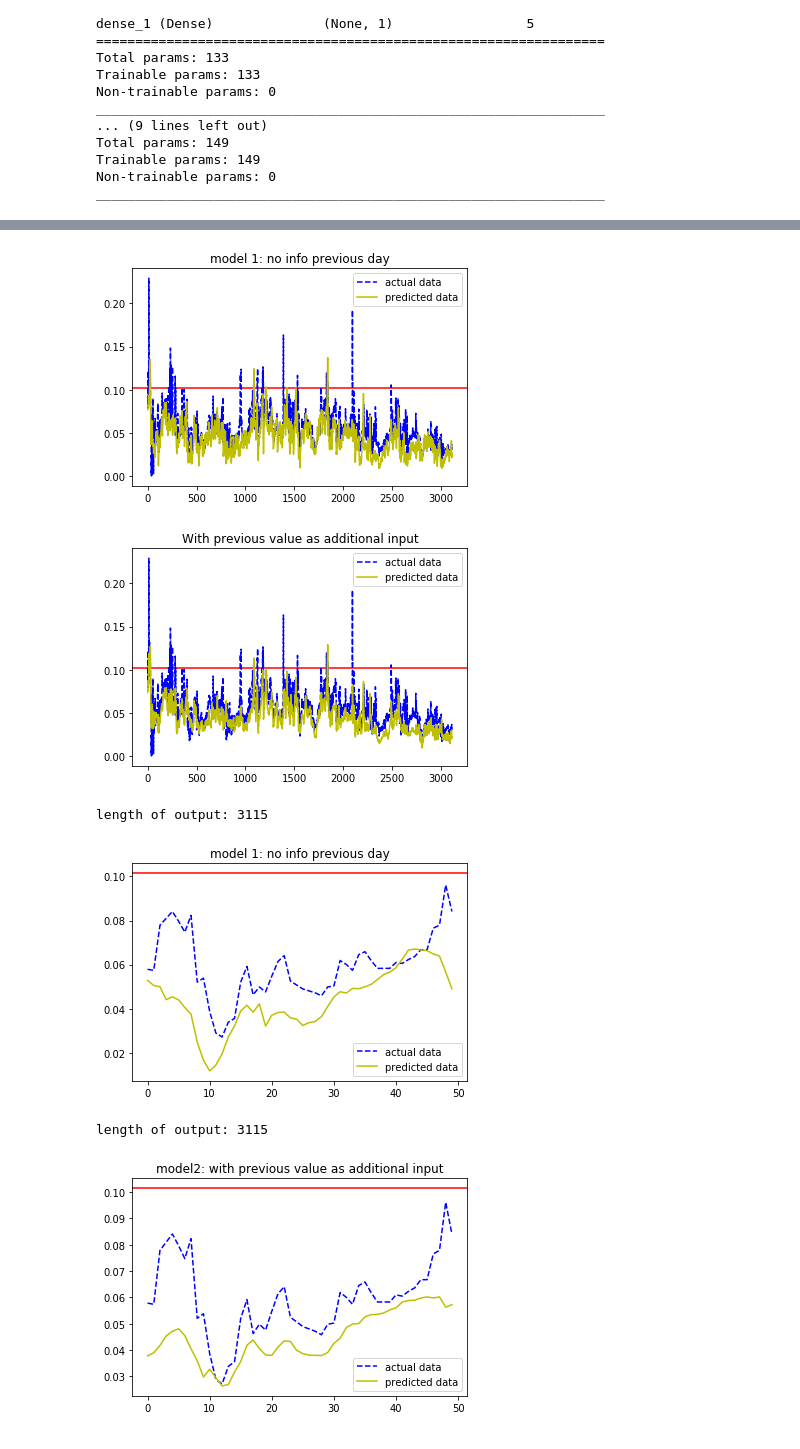
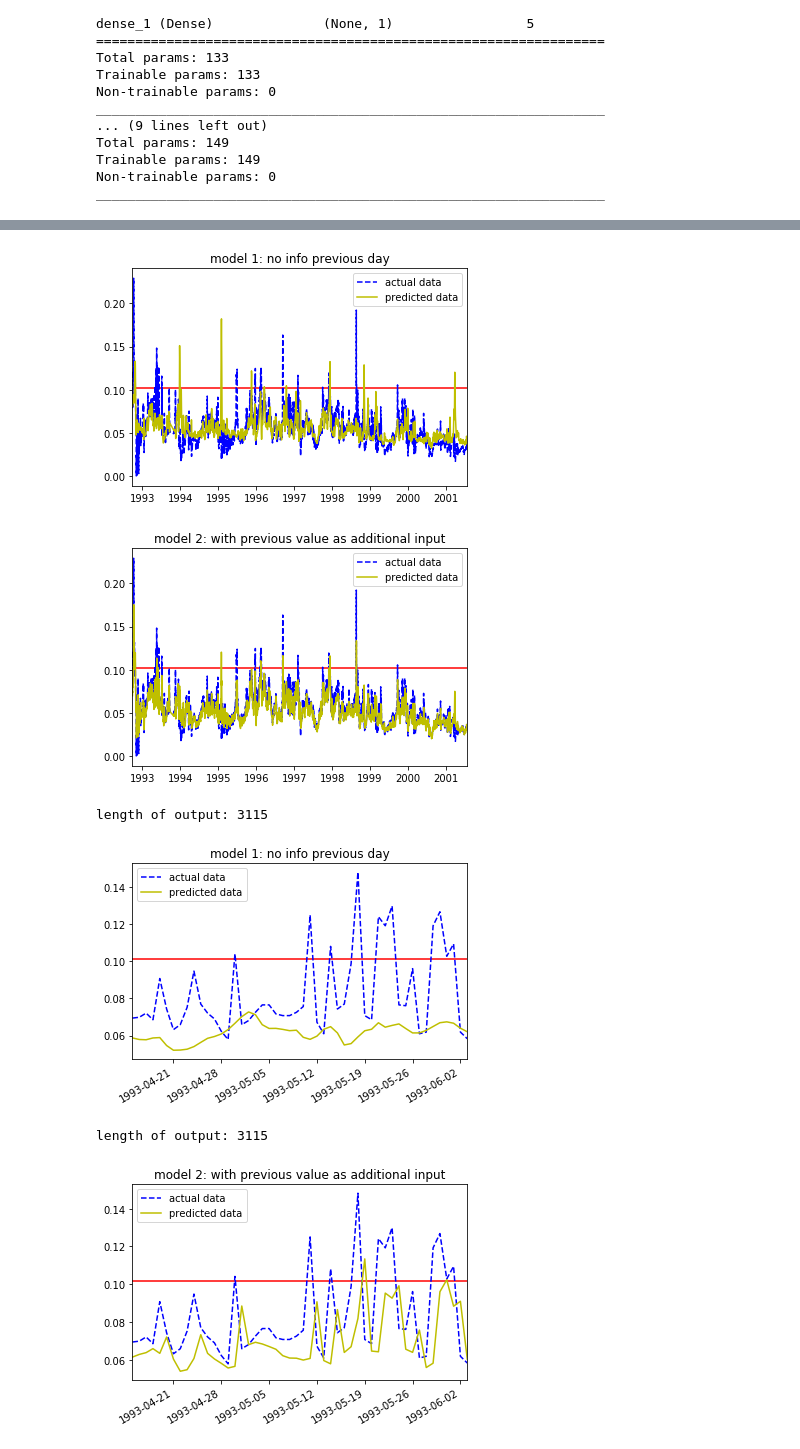
Before and after one commit to openearth/notebooks, a Jupyter notebook: DeepLearning/Zout_test.ipynb, the cells around one changed output, grey strips where cells are left out. Saved outputs shown, nothing was run; the diff lists cells and outputs as text; code cells hidden in the pictures.

```diff
--- a/DeepLearning/Zout_test.ipynb
+++ b/DeepLearning/Zout_test.ipynb
@@ -152,8 +152,6 @@ detected 97 gaps
 # %%
-#there is no long continues part, so just delete the incomplete data
-input_full = input_scaled[np.append(single_day_diff,np.array([False]))]
-input2_full = input2_scaled[np.append(single_day_diff,np.array([False]))]
-output_full = output_scaled[np.insert(single_day_diff,0,False)]
+input_full , output_full, datetimes_input= delete_gaps(datetime_raw, timedelta(days=1), input_scaled, output_scaled)
+input2_full , trash , trash2 = delete_gaps(datetime_raw, timedelta(days=1), input2_scaled, output_scaled)
 print("final input shape:", np.shape(input_full))
 print("final output shape:", np.shape(output_full))
 print("final input 2 shape:", np.shape(input2_full))
@@ -163,16 +163,18 @@ final output shape: (9347, 1)
 final input 2 shape: (9347, 4)
 # %%
 #just split the data in three equal parts for training, test and validation
-size = int(len(input_full) / 3)
-input_train = input_full[:size,:]
-input_test = input_full[size:2*size,:]
-input_validate = input_full[2*size:,:]
-output_train = output_full[:size,:]
-output_test = output_full[size:2*size,:]
-output_validate = output_full[2*size:,:]
-input2_train = input2_full[:size,:]
-input2_test = input2_full[size:2*size,:]
-input2_validate = input2_full[2*size:,:]
+def split_data(data):
+    '''returns (train_data, test_data, validate_data)'''
+    size = int(len(data) / 3)
+    train_data = data[:size]
+    test_data = data[size:2*size]
+    validate_data = data[2*size:]
+    return (train_data, test_data, validate_data)
+
+input_train , input_test, input_validate = split_data(input_full)
+output_train, output_test, output_validate = split_data(output_full)
+input2_train, input2_test, input2_validate = split_data(input2_full)
+datetimes_train, datetimes_test, datetimes_validate = split_data(datetimes_input)
 # %%
 keras.callbacks.TensorBoard(
     log_dir='./logs',
@@ -223,5 +225,5 @@ Trainable params: 149
 Non-trainable params: 0
 _________________________________________________________________
 # %%
-history = model.fit(input_train[:,np.newaxis,:], output_train, epochs=2, batch_size=1, verbose=2)
+history = model.fit(input_train[:,np.newaxis,:], output_train, epochs=5, batch_size=1, verbose=2)
 # %% [output]
@@ -232,3 +240,3 @@ Epoch 2/2
 # %%
-history2 = model2.fit(input2_train[:,np.newaxis,:], output_train, epochs=2, batch_size=1, verbose=2)
+history2 = model2.fit(input2_train[:,np.newaxis,:], output_train, epochs=5, batch_size=1, verbose=2)
 # %% [output]
@@ -241,47 +255,52 @@ output_model = model.predict(input_test[:,np.newaxis,:])
 output_model2 = model2.predict(input2_test[:,np.newaxis,:])
 # %%
 plt.axhline(y=yline,color='red')
-plt.plot(output_test,'b--',label='actual data')
-plt.plot(output_model, 'y',label='predicted data')
+plt.plot(datetimes_test, output_test,'b--',label='actual data')
+plt.plot(datetimes_test, output_model, 'y',label='predicted data')
 plt.title("model 1: no info previous day")
+plt.xlim(datetimes_test[0], datetimes_test[-1])
 plt.legend();
 # %% [output]
-[figure, old version]
+[figure, new version]
 # %%
 plt.axhline(y=yline,color='red')
-plt.plot(output_test,'b--',label='actual data')
-plt.plot(output_model2, 'y',label='predicted data')
-plt.title("With previous value as additional input")
+plt.plot(datetimes_test, output_test,'b--',label='actual data')
+plt.plot(datetimes_test, output_model2, 'y',label='predicted data')
+plt.xlim(datetimes_test[0], datetimes_test[-1])
 plt.title("model 2: with previous value as additional input")
 plt.legend();
 # %% [output]
-[figure, old version]
+[figure, new version]
 # %%
 print("length of output:",len(output_model))
 
 #kleiner stuk data helpt voor zichtbaarheid, verander selection om andere data the bekijken
-selection = np.s_[100:150]
+selection = np.s_[200:250]
 plt.axhline(y=yline,color='red')
-plt.plot(output_test[selection],'b--',label='actual data')
-plt.plot(output_model[selection], 'y',label='predicted data')
+plt.plot(datetimes_test[selection], output_test[selection],'b--',label='actual data')
+plt.plot(datetimes_test[selection], output_model[selection], 'y',label='predicted data')
+plt.xlim((datetimes_test[selection])[0], (datetimes_test[selection])[-1])
+plt.gcf().autofmt_xdate()
 plt.title("model 1: no info previous day")
 plt.legend();
 # %% [output]
 length of output: 3115
-[figure, old version]
+[figure, new version]
 # %%
 print("length of output:",len(output_model))
 
 #kleiner stuk data helpt voor zichtbaarheid, verander selection om andere data the bekijken
-selection = np.s_[100:150]
+selection = np.s_[200:250]
 plt.axhline(y=yline,color='red')
-plt.plot(output_test[selection],'b--',label='actual data')
-plt.plot(output_model2[selection], 'y',label='predicted data')
+plt.plot(datetimes_test[selection], output_test[selection],'b--',label='actual data')
+plt.plot(datetimes_test[selection], output_model2[selection], 'y',label='predicted data')
+plt.xlim((datetimes_test[selection])[0], (datetimes_test[selection])[-1])
+plt.gcf().autofmt_xdate()
 plt.title("model 2: with previous value as additional input")
 plt.legend();
 # %% [output]
 length of output: 3115
-[figure, old version]
+[figure, new version]
 # %%
 errors = np.abs(output_test - output_model)
 MSE = errors ** 2
```
Also changed, not shown: parts of 23 cells of this notebook.
